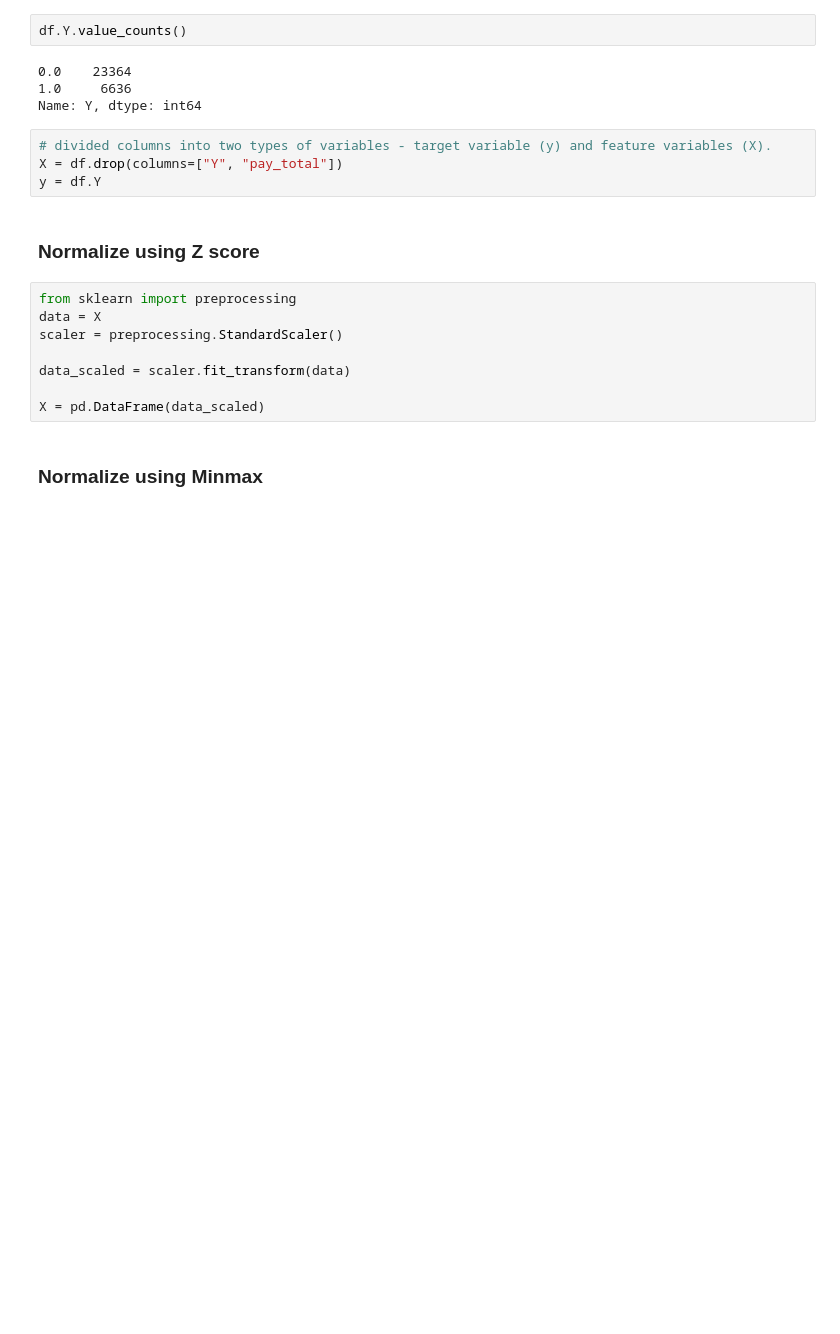
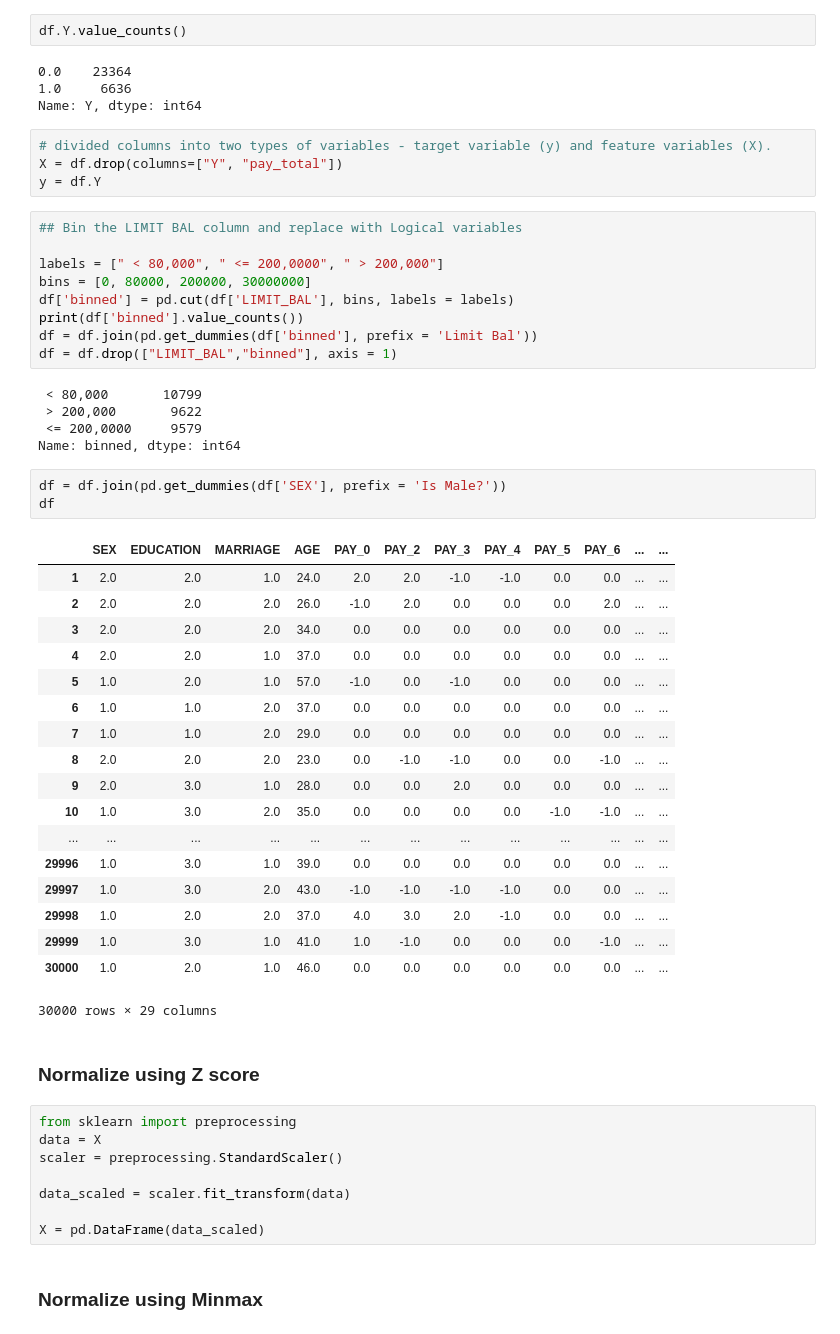
Before and after one commit to BA545-SP2019/2019-competition2-3-musketeers, a Jupyter notebook: Martin/initial_EDA.ipynb, the cells around one changed output. Cells and saved outputs as stored; diff of their text form; blank space fills up the shorter version.

```diff
--- a/Martin/initial_EDA.ipynb
+++ b/Martin/initial_EDA.ipynb
@@ -283,6 +261,42 @@ Name: Y, dtype: int64
 # divided columns into two types of variables - target variable (y) and feature variables (X).
 X = df.drop(columns=["Y", "pay_total"])
 y = df.Y
+# %%
+## Bin the LIMIT BAL column and replace with Logical variables
+
+labels = [" < 80,000", " <= 200,0000", " > 200,000"]
+bins = [0, 80000, 200000, 30000000]
+df['binned'] = pd.cut(df['LIMIT_BAL'], bins, labels = labels)
+print(df['binned'].value_counts())
+df = df.join(pd.get_dummies(df['binned'], prefix = 'Limit Bal'))
+df = df.drop(["LIMIT_BAL","binned"], axis = 1)
+# %% [output]
+ < 80,000       10799
+ > 200,000       9622
+ <= 200,0000     9579
+Name: binned, dtype: int64
+# %%
+df = df.join(pd.get_dummies(df['SEX'], prefix = 'Is Male?'))
+df
+# %% [output]
+|  | SEX | EDUCATION | MARRIAGE | AGE | PAY_0 | PAY_2 | PAY_3 | PAY_4 | PAY_5 | PAY_6 | ... | ... |
+| 1 | 2.0 | 2.0 | 1.0 | 24.0 | 2.0 | 2.0 | -1.0 | -1.0 | 0.0 | 0.0 | ... | ... |
+| 2 | 2.0 | 2.0 | 2.0 | 26.0 | -1.0 | 2.0 | 0.0 | 0.0 | 0.0 | 2.0 | ... | ... |
+| 3 | 2.0 | 2.0 | 2.0 | 34.0 | 0.0 | 0.0 | 0.0 | 0.0 | 0.0 | 0.0 | ... | ... |
+| 4 | 2.0 | 2.0 | 1.0 | 37.0 | 0.0 | 0.0 | 0.0 | 0.0 | 0.0 | 0.0 | ... | ... |
+| 5 | 1.0 | 2.0 | 1.0 | 57.0 | -1.0 | 0.0 | -1.0 | 0.0 | 0.0 | 0.0 | ... | ... |
+| 6 | 1.0 | 1.0 | 2.0 | 37.0 | 0.0 | 0.0 | 0.0 | 0.0 | 0.0 | 0.0 | ... | ... |
+| 7 | 1.0 | 1.0 | 2.0 | 29.0 | 0.0 | 0.0 | 0.0 | 0.0 | 0.0 | 0.0 | ... | ... |
+| 8 | 2.0 | 2.0 | 2.0 | 23.0 | 0.0 | -1.0 | -1.0 | 0.0 | 0.0 | -1.0 | ... | ... |
+| 9 | 2.0 | 3.0 | 1.0 | 28.0 | 0.0 | 0.0 | 2.0 | 0.0 | 0.0 | 0.0 | ... | ... |
+| 10 | 1.0 | 3.0 | 2.0 | 35.0 | 0.0 | 0.0 | 0.0 | 0.0 | -1.0 | -1.0 | ... | ... |
+| ... | ... | ... | ... | ... | ... | ... | ... | ... | ... | ... | ... | ... |
+| 29996 | 1.0 | 3.0 | 1.0 | 39.0 | 0.0 | 0.0 | 0.0 | 0.0 | 0.0 | 0.0 | ... | ... |
+| 29997 | 1.0 | 3.0 | 2.0 | 43.0 | -1.0 | -1.0 | -1.0 | -1.0 | 0.0 | 0.0 | ... | ... |
+| 29998 | 1.0 | 2.0 | 2.0 | 37.0 | 4.0 | 3.0 | 2.0 | -1.0 | 0.0 | 0.0 | ... | ... |
+| 29999 | 1.0 | 3.0 | 1.0 | 41.0 | 1.0 | -1.0 | 0.0 | 0.0 | 0.0 | -1.0 | ... | ... |
+| 30000 | 1.0 | 2.0 | 1.0 | 46.0 | 0.0 | 0.0 | 0.0 | 0.0 | 0.0 | 0.0 | ... | ... |
+30000 rows × 29 columns
 # %% [markdown]
 ### Normalize using Z score
 # %%
```
Also changed, not shown: parts of 7 cells of this notebook, 1 other file.
